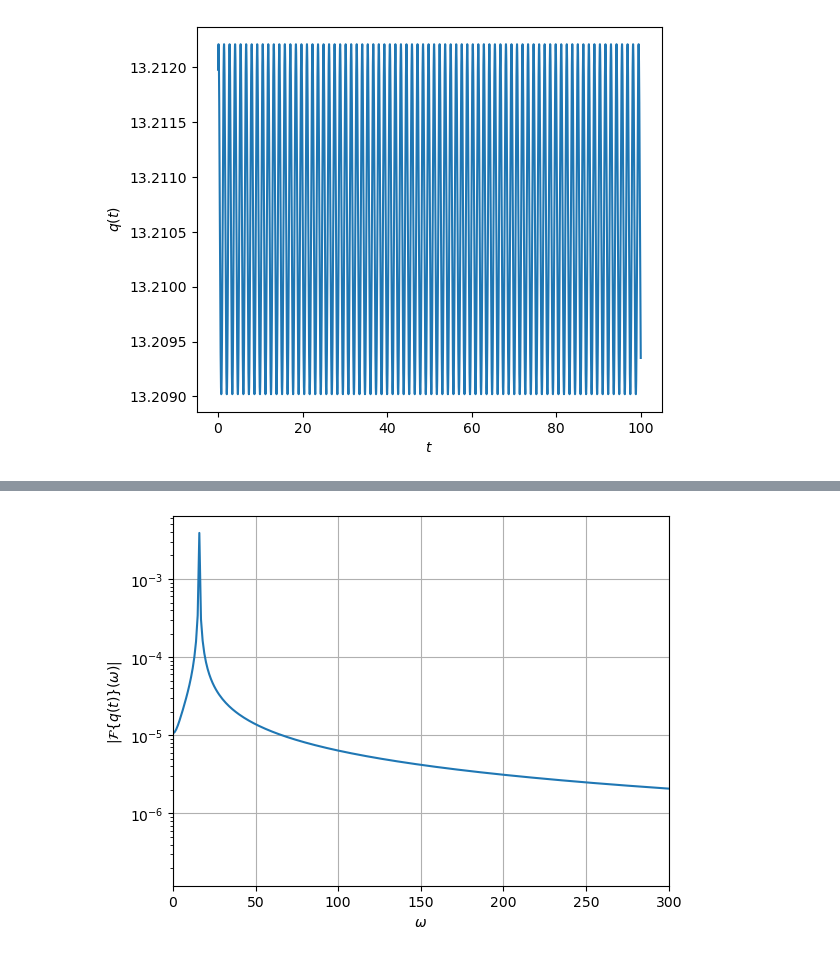
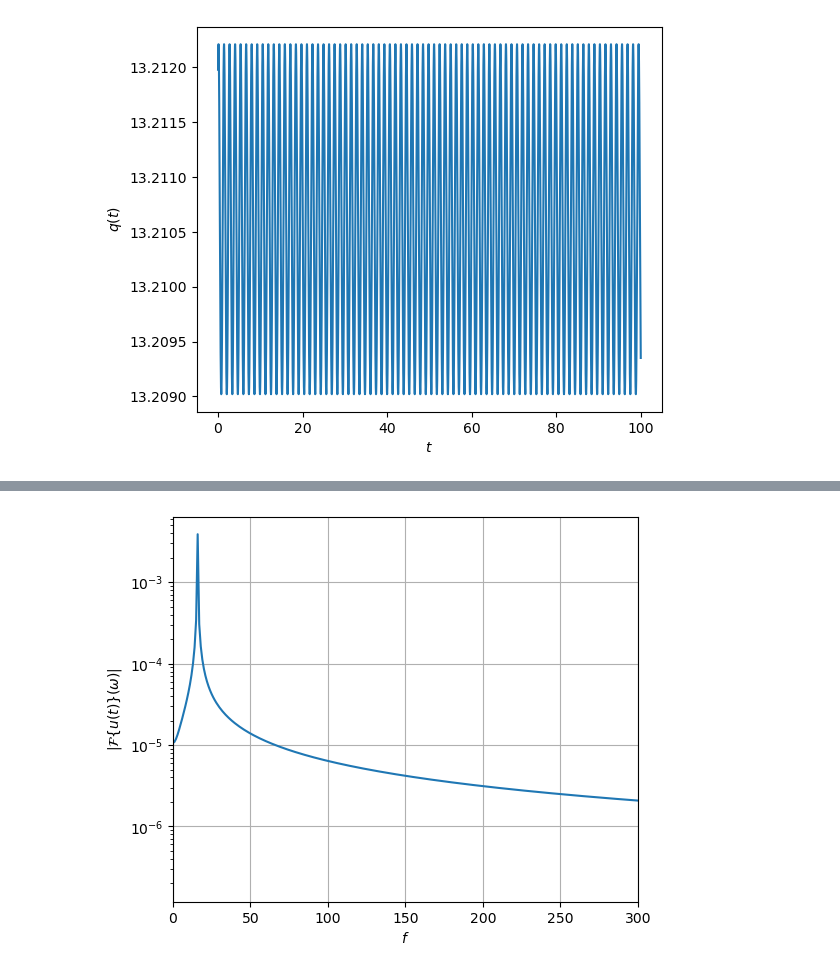
Before and after one commit to AedenLindelauf/Modelling-Week-Bosch, a Jupyter notebook: G.ipynb, the cells around one changed output, grey strips where cells are left out. Cells and saved outputs as stored; diff of their text form; code cells hidden in the pictures.

```diff
--- a/G.ipynb
+++ b/G.ipynb
@@ -113,20 +116,21 @@ plt.show()
 # %%
 
 
 u = lambda t : eps_a * U_bar * np.sin(St * t)
 
 uf = fft(u(t))
 
+plt.figure(figsize=(6,5))
 plt.plot(tf[:len(tf)//2], 2 * np.abs(uf[:len(uf)//2]) / N )
 plt.grid()
 plt.xlim([-0.05,3*omega])
 #plt.ylim([-0.001, 4])
 plt.yscale('log')
-plt.xlabel(r"$\omega$")
-plt.ylabel(r"$|\mathcal{F}\{q(t)\}(\omega)|$")
+plt.xlabel(r"$f$")
+plt.ylabel(r"$|\mathcal{F}\{u(t)\}(\omega)|$")
 plt.show()
 # %% [output]
-[figure, old version]
+[figure, new version]
 # %%
 def FTF_u(index: int):
     r"$0 \leq u < N$"
```
Also changed, not shown: parts of 5 cells of this notebook.
